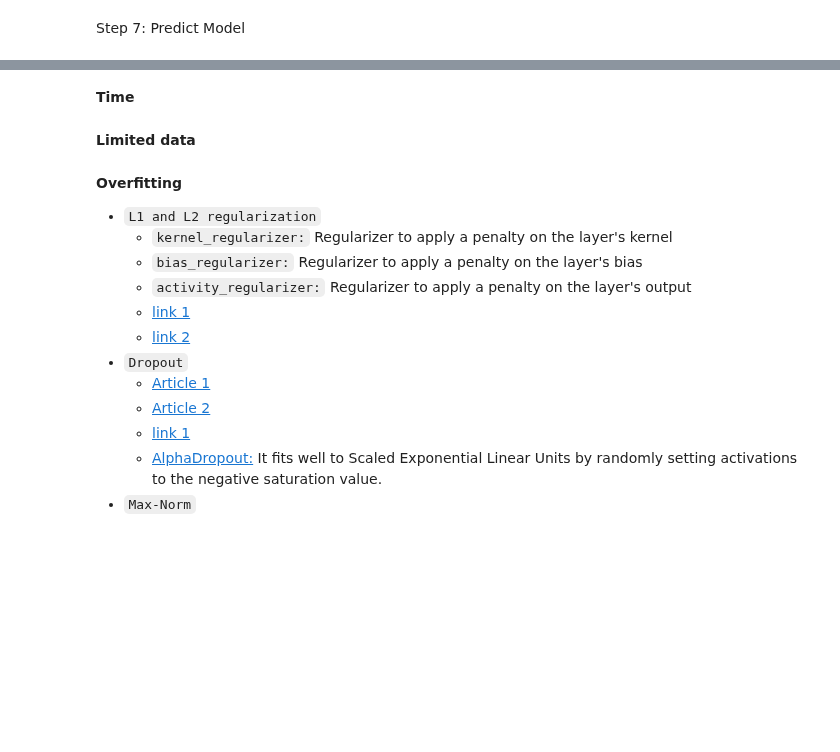
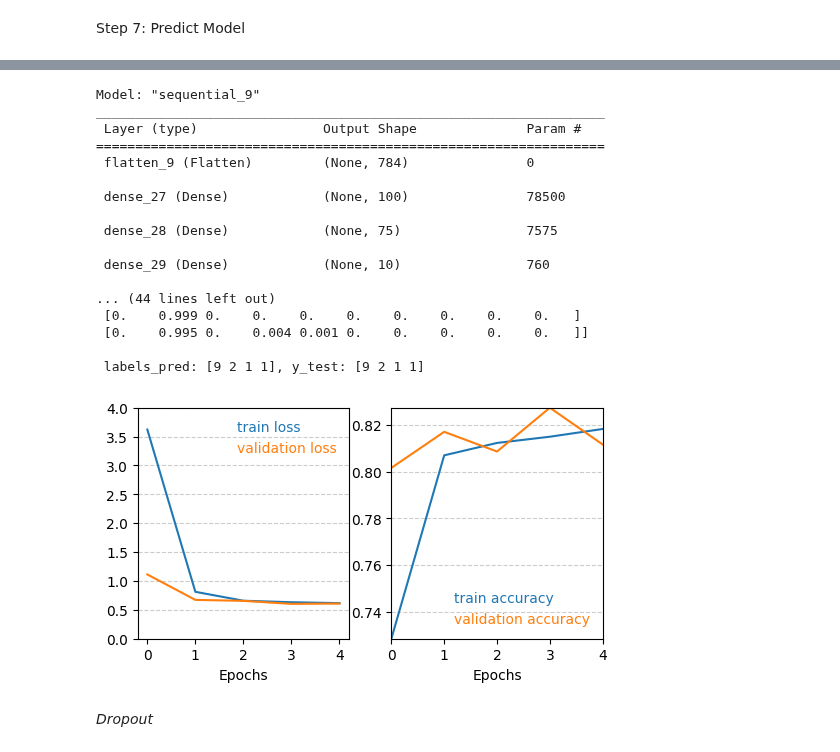
Before and after one commit to RezaSaadatyar/Deep-Learning-in-python, a Jupyter notebook: Optimizer/Optimizer_DL.ipynb, the cells around one changed output, grey strips where cells are left out. Saved outputs shown, nothing was run; the diff lists cells and outputs as text; code cells hidden in the pictures; blank space fills up the shorter version.

```diff
--- a/Optimizer/Optimizer_DL.ipynb
+++ b/Optimizer/Optimizer_DL.ipynb
@@ -209,18 +254,55 @@ labels_pred: [9 2 1 1], y_test: [9 2 1 1]
+# %%
+# ======================================================== Build the model ===========================================================
+model = keras.models.Sequential([keras.layers.Flatten(input_shape=x_train.shape[1:3]),                # x_train.shape[1:3]:(28, 28)
+                                keras.layers.Dense(units=100,
+                                                   # kernel_regularizer=keras.regularizers.L1(0.3),   # L1 Regularization Penalty
+                                                   kernel_regularizer=keras.regularizers.L2(0.05),    # L2 Regularization Penalty
+                                                   # kernel_regularizer=keras.regularizers.L1L2(l1=0.01, l2=0.01),  # L1 + L2 penalties
+                                                   # kernel_initializer="he_normal"
+                                                   activation="relu"),
+                                keras.layers.Dense(units=75,
+                                                   # kernel_regularizer=keras.regularizers.l2(0.01),
+                                                   activation="relu"),
+                                keras.layers.Dense(units=len(np.unique(y_train)), activation="softmax")])
+model.summary()
+weights, bias = model.layers[1].get_weights()                                 # weights & bias in first layer
+print(f"\n weights:{weights}; \n weights.shape: {weights.shape}")
+print(f"\n bias: {bias}; \n bias.shape: {bias.shape}")
+# ======================================================= Compile the model ==========================================================
+model.compile(loss="sparse_categorical_crossentropy",
+              optimizer="sgd",
+              metrics=["accuracy"])
+# ========================================================= Fit the model ============================================================
+history_train = model.fit(x_train, y_train, epochs=5, validation_split=0.15)
+# ======================================================= Evaluate the model =========================================================
+history_test = model.evaluate(x_test, y_test, verbose=1)
+# ======================================================== Predict the model =========================================================
+pred = x_test[0:4,:,:]
+pred_x_test = model.predict(pred).round(3)
+labels_pred = np.argmax(pred_x_test, axis=1)
+print(f"\n pred.shape: {pred.shape}")
+print(f"\n pred_x_test: {pred_x_test}")
+print(f"\n labels_pred: {labels_pred}, y_test: {y_test[0:4]}")
+# ======================================================== Plot the model ============================================================
+plot_history(history_train, fig_size=(6,3))
+# %% [output]
+Model: "sequential_9"
+_________________________________________________________________
+ Layer (type)                Output Shape              Param #
+=================================================================
+ flatten_9 (Flatten)         (None, 784)               0
+
+ dense_27 (Dense)            (None, 100)               78500
+
+ dense_28 (Dense)            (None, 75)                7575
+
+ dense_29 (Dense)            (None, 10)                760
+
+... (44 lines left out)
+ [0.    0.999 0.    0.    0.    0.    0.    0.    0.    0.   ]
+ [0.    0.995 0.    0.004 0.001 0.    0.    0.    0.    0.   ]]
+
+ labels_pred: [9 2 1 1], y_test: [9 2 1 1]
+[figure, added]
 # %% [markdown]
-**Time**
+*Dropout*
-# %% [markdown]
-**Limited data**
-# %% [markdown]
-**Overfitting**
-- `L1 and L2 regularization`
-  - `kernel_regularizer:` Regularizer to apply a penalty on the layer's kernel
-  - `bias_regularizer:` Regularizer to apply a penalty on the layer's bias
-  - `activity_regularizer:` Regularizer to apply a penalty on the layer's output
-  - [link 1](https://www.tensorflow.org/api_docs/python/tf/keras/regularizers/Regularizer)
-  - [link 2](https://keras.io/api/layers/regularizers/)
-- `Dropout`
-   - [Article 1](https://jmlr.org/papers/volume15/srivastava14a/srivastava14a.pdf)
-   - [Article 2](https://proceedings.mlr.press/v48/gal16.pdf)
-   - [link 1](https://www.tensorflow.org/api_docs/python/tf/keras/layers/Dropout)
-   - [AlphaDropout:](https://www.tensorflow.org/api_docs/python/tf/keras/layers/AlphaDropout) It fits well to Scaled Exponential Linear Units by randomly setting activations to the negative saturation value.
-- `Max-Norm`
```
Also changed, not shown: parts of 20 cells of this notebook.
